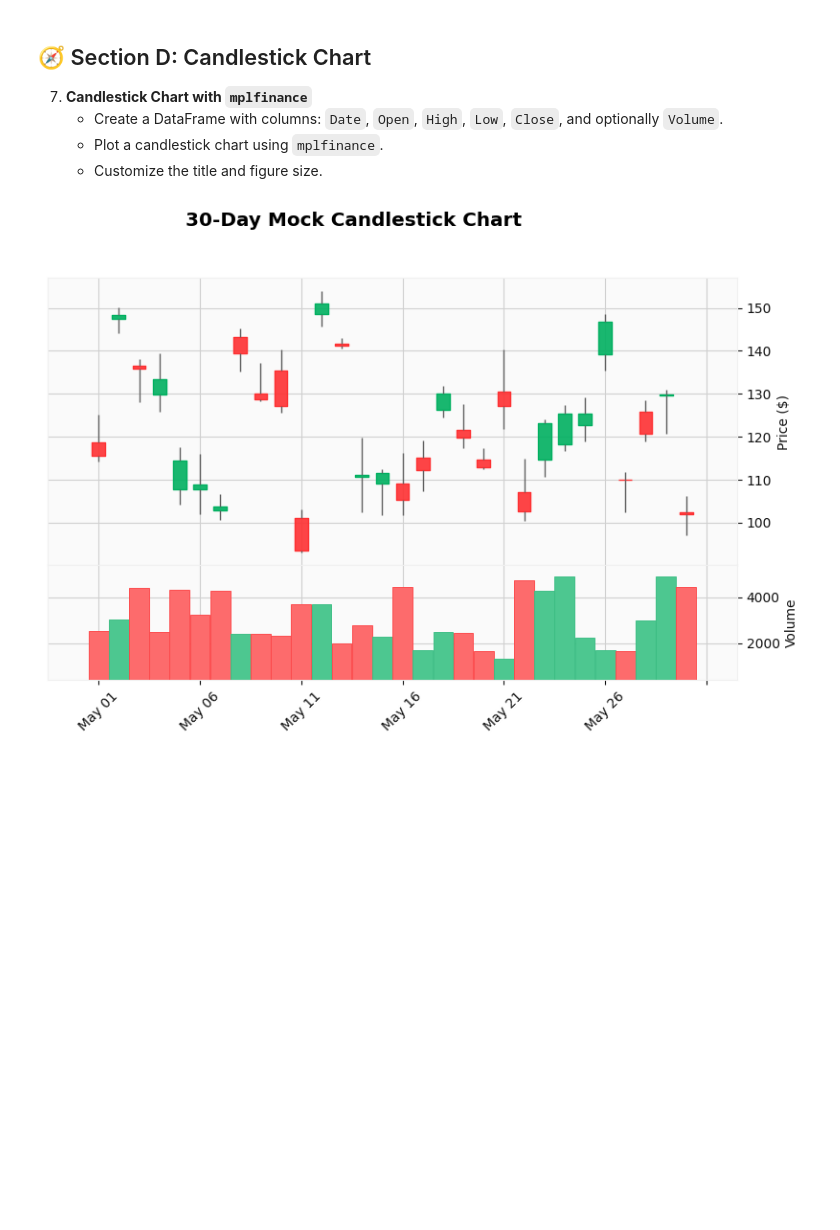
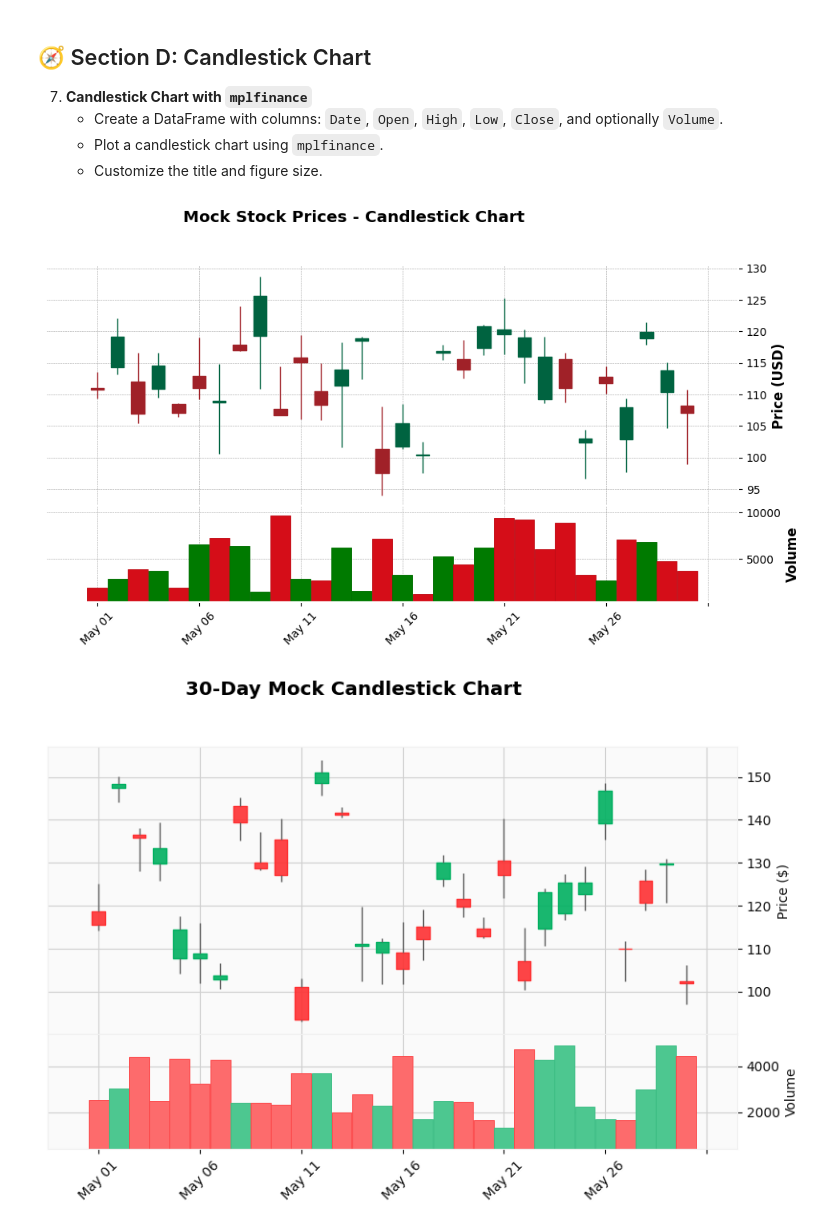
Before and after one commit to suparthghimire/data-analysis-and-visualization-bca-2025, a Jupyter notebook: ramesh/data/Lab-1-Charts-Basics.ipynb, the cells around one changed output. Saved outputs shown, nothing was run; the diff lists cells and outputs as text; code cells hidden in the pictures; blank space fills up the shorter version.

Commit message:
Candlestick chart implemented

```diff
--- a/ramesh/data/Lab-1-Charts-Basics.ipynb
+++ b/ramesh/data/Lab-1-Charts-Basics.ipynb
@@ -146,6 +146,47 @@ plt.show()
    - Create a DataFrame with columns: `Date`, `Open`, `High`, `Low`, `Close`, and optionally `Volume`.
    - Plot a candlestick chart using `mplfinance`.
    - Customize the title and figure size.
+# %%
+
+import mplfinance as mpf
+
+# 1. Create 30 days of date data
+date_range = pd.date_range(start='2025-05-01', periods=30, freq='D')
+
+# 2. Generate realistic stock price data
+np.random.seed(0)  # for consistent results
+open_prices = np.random.uniform(100, 120, size=30)
+high_prices = open_prices + np.random.uniform(0, 10, size=30)
+low_prices = open_prices - np.random.uniform(0, 10, size=30)
+close_prices = np.random.uniform(low_prices, high_prices)
+volumes = np.random.randint(1000, 10000, size=30)
+
+# 3. Create a DataFrame
+df = pd.DataFrame({
+    'Date': date_range,
+    'Open': open_prices,
+    'High': high_prices,
+    'Low': low_prices,
+    'Close': close_prices,
+    'Volume': volumes
+})
+
+# 4. Set the Date as the index (required by mplfinance)
+df.set_index('Date', inplace=True)
+
+# 5. Plot the candlestick chart
+mpf.plot(
+    df,
+    type='candle',
+    style='charles',  # you can try 'yahoo', 'mike', etc.
+    title='Mock Stock Prices - Candlestick Chart',
+    ylabel='Price (USD)',
+    ylabel_lower='Volume',
+    volume=True,
+    figsize=(12, 6)
+)
+# %% [output]
+[figure, added]
 # %%
 import mplfinance as mpf
 
```
